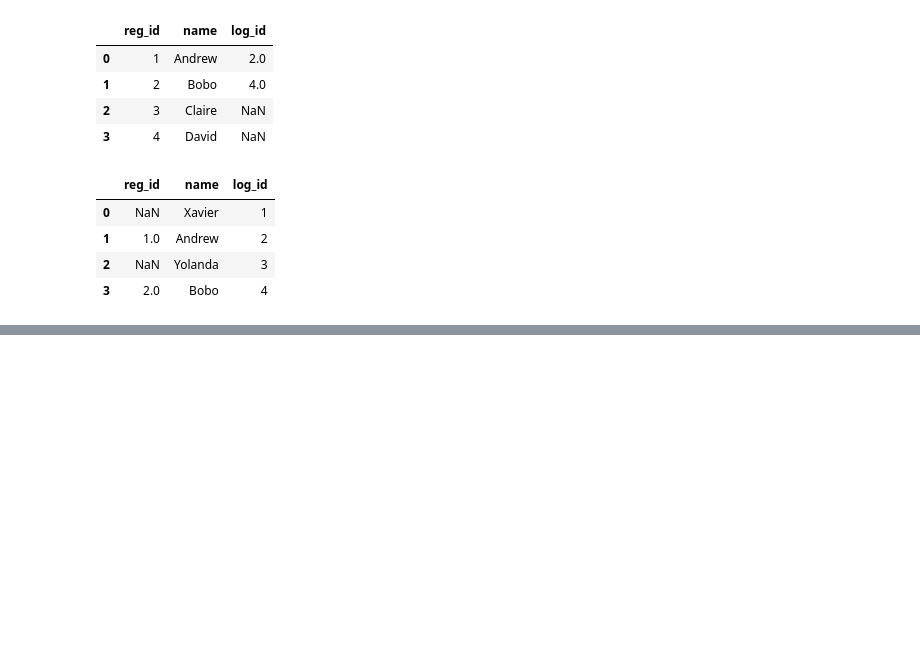
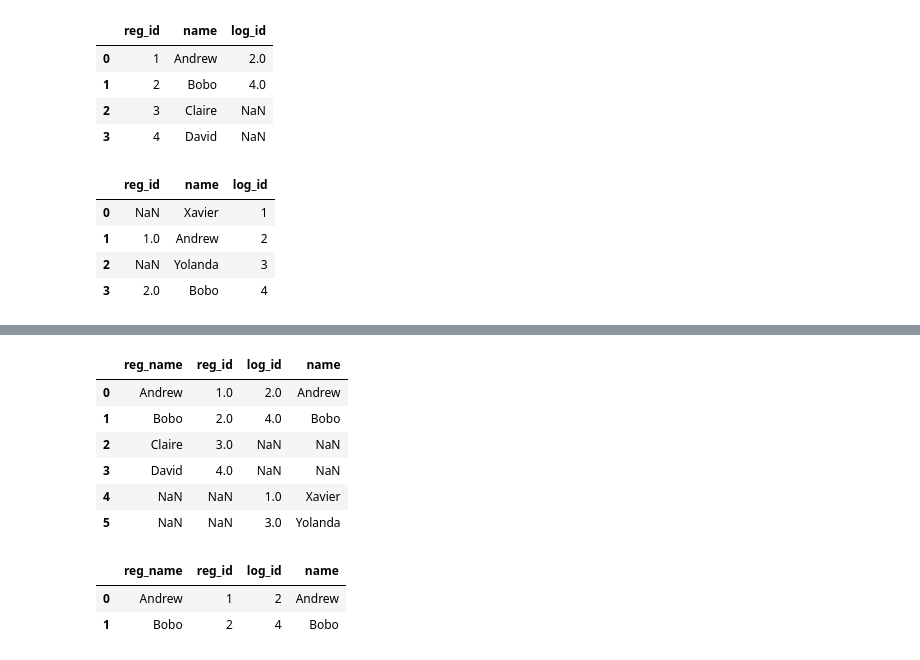
Before and after one commit to Anurag-Warthi/Data-Science-Machine-Learning, a Jupyter notebook: Data Science/01-DS_Libraries/Pandas.ipynb, the cells around one changed output, grey strips where cells are left out. Cells and saved outputs as stored; diff of their text form; code cells hidden in the pictures; blank space fills up the shorter version.

```diff
--- a/Data Science/01-DS_Libraries/Pandas.ipynb
+++ b/Data Science/01-DS_Libraries/Pandas.ipynb
@@ -1290,0 +1323,2 @@ pd.merge(left=registrations, right=logins, how='right', on='name')
+# %%
+registrations = registrations.set_index('name')
@@ -1290,0 +1344,5 @@ pd.merge(left=registrations, right=logins, how='right', on='name')
+# %%
+registrations = registrations.reset_index()
+# %%
+registrations.columns = ['reg_name', 'reg_id']
+registrations
@@ -1290,0 +1355,16 @@ pd.merge(left=registrations, right=logins, how='right', on='name')
+# %%
+pd.merge(registrations, logins, how='outer', left_on='reg_name', right_on='name')
+# %% [output]
+|  | reg_name | reg_id | log_id | name |
+| 0 | Andrew | 1.0 | 2.0 | Andrew |
+| 1 | Bobo | 2.0 | 4.0 | Bobo |
+| 2 | Claire | 3.0 | NaN | NaN |
+| 3 | David | 4.0 | NaN | NaN |
+| 4 | NaN | NaN | 1.0 | Xavier |
+| 5 | NaN | NaN | 3.0 | Yolanda |
+# %%
+pd.merge(registrations, logins, how='inner', left_on='reg_name', right_on='name')
+# %% [output]
+|  | reg_name | reg_id | log_id | name |
+| 0 | Andrew | 1 | 2 | Andrew |
+| 1 | Bobo | 2 | 4 | Bobo |
```
Also changed, not shown: parts of 7 cells of this notebook.
